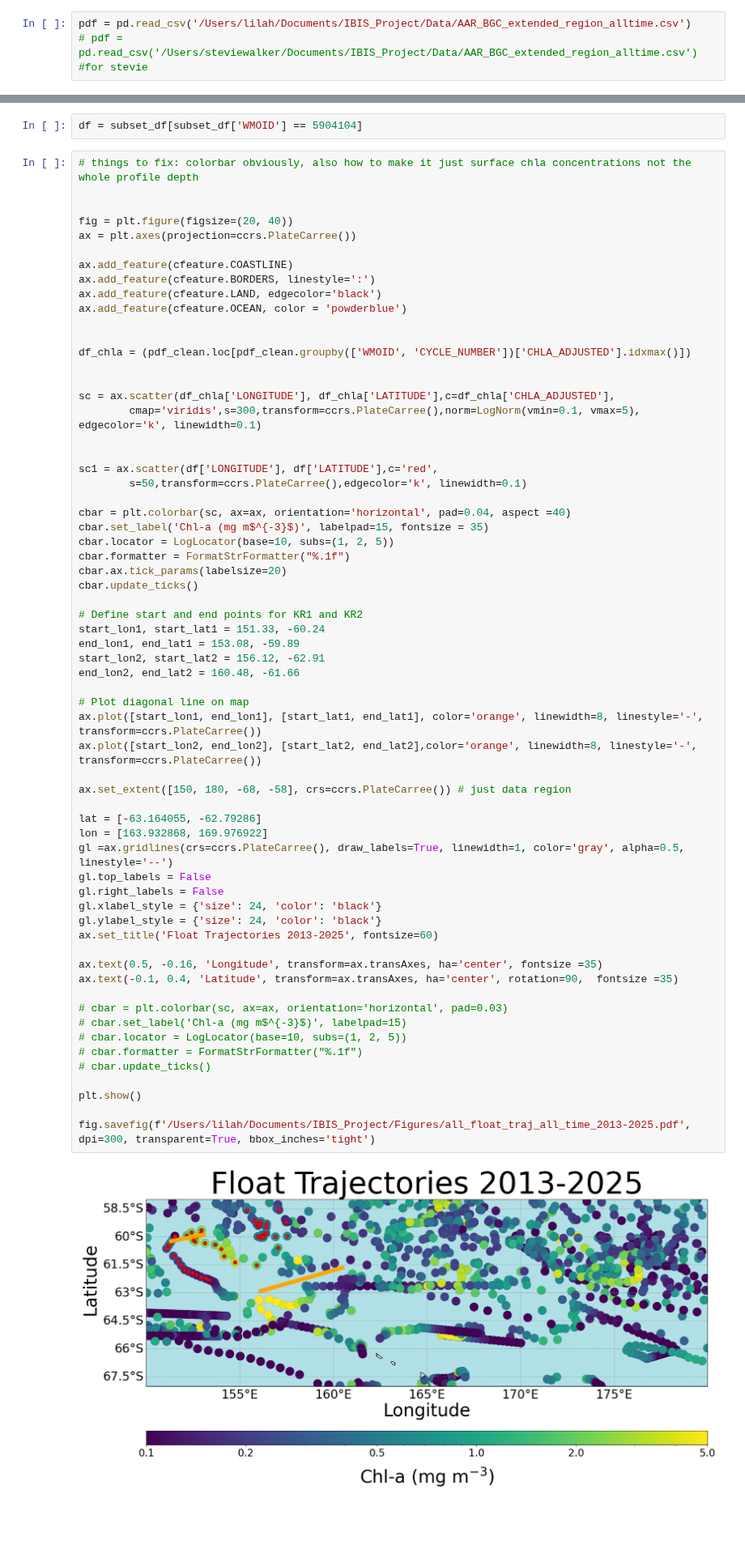
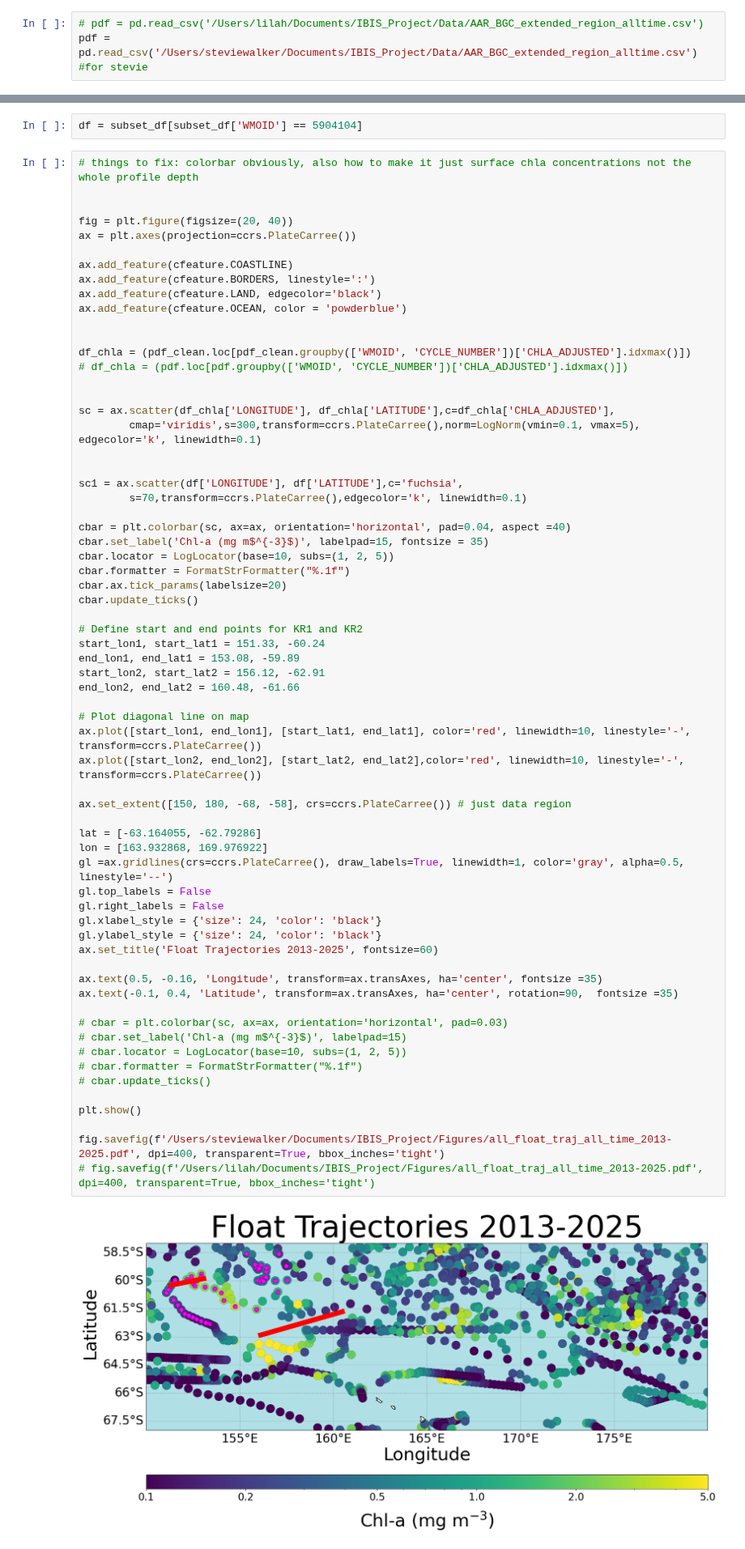
Before and after one commit to Lilah-Asalie/IBIS_Project, a Jupyter notebook: CHLA_Map.ipynb, the cells around one changed output, grey strips where cells are left out. Shown at 81% size. Saved outputs shown, nothing was run; the diff lists cells and outputs as text; blank space fills up the shorter version.

```diff
--- a/CHLA_Map.ipynb
+++ b/CHLA_Map.ipynb
@@ -17,8 +17,8 @@ from matplotlib.ticker import LogLocator, FormatStrFormatter
 from matplotlib.colors import LogNorm
 import gsw
 # %%
-pdf = pd.read_csv('/Users/lilah/Documents/IBIS_Project/Data/AAR_BGC_extended_region_alltime.csv')
-# pdf = pd.read_csv('/Users/steviewalker/Documents/IBIS_Project/Data/AAR_BGC_extended_region_alltime.csv') #for stevie
+# pdf = pd.read_csv('/Users/lilah/Documents/IBIS_Project/Data/AAR_BGC_extended_region_alltime.csv')
+pdf = pd.read_csv('/Users/steviewalker/Documents/IBIS_Project/Data/AAR_BGC_extended_region_alltime.csv') #for stevie
 # %%
 #convert to datetime
 pdf['DATE'] = pd.to_datetime(pdf['DATE'],format = 'mixed')
@@ -229,14 +229,15 @@ ax.add_feature(cfeature.OCEAN, color = 'powderblue')
 
 
 df_chla = (pdf_clean.loc[pdf_clean.groupby(['WMOID', 'CYCLE_NUMBER'])['CHLA_ADJUSTED'].idxmax()])
+# df_chla = (pdf.loc[pdf.groupby(['WMOID', 'CYCLE_NUMBER'])['CHLA_ADJUSTED'].idxmax()])
 
 
 sc = ax.scatter(df_chla['LONGITUDE'], df_chla['LATITUDE'],c=df_chla['CHLA_ADJUSTED'],
         cmap='viridis',s=300,transform=ccrs.PlateCarree(),norm=LogNorm(vmin=0.1, vmax=5), edgecolor='k', linewidth=0.1)
 
 
-sc1 = ax.scatter(df['LONGITUDE'], df['LATITUDE'],c='red',
-        s=50,transform=ccrs.PlateCarree(),edgecolor='k', linewidth=0.1)
+sc1 = ax.scatter(df['LONGITUDE'], df['LATITUDE'],c='fuchsia',
+        s=70,transform=ccrs.PlateCarree(),edgecolor='k', linewidth=0.1)
 
 cbar = plt.colorbar(sc, ax=ax, orientation='horizontal', pad=0.04, aspect =40)
 cbar.set_label('Chl-a (mg m$^{-3}$)', labelpad=15, fontsize = 35)
@@ -249,36 +250,37 @@ cbar.update_ticks()
 start_lon1, start_lat1 = 151.33, -60.24
 end_lon1, end_lat1 = 153.08, -59.89
 start_lon2, start_lat2 = 156.12, -62.91
 end_lon2, end_lat2 = 160.48, -61.66
 
 # Plot diagonal line on map
-ax.plot([start_lon1, end_lon1], [start_lat1, end_lat1], color='orange', linewidth=8, linestyle='-', transform=ccrs.PlateCarree())
-ax.plot([start_lon2, end_lon2], [start_lat2, end_lat2],color='orange', linewidth=8, linestyle='-', transform=ccrs.PlateCarree())
+ax.plot([start_lon1, end_lon1], [start_lat1, end_lat1], color='red', linewidth=10, linestyle='-', transform=ccrs.PlateCarree())
+ax.plot([start_lon2, end_lon2], [start_lat2, end_lat2],color='red', linewidth=10, linestyle='-', transform=ccrs.PlateCarree())
 
 ax.set_extent([150, 180, -68, -58], crs=ccrs.PlateCarree()) # just data region
 
 lat = [-63.164055, -62.79286]
 lon = [163.932868, 169.976922]
 gl =ax.gridlines(crs=ccrs.PlateCarree(), draw_labels=True, linewidth=1, color='gray', alpha=0.5, linestyle='--')
 gl.top_labels = False
 gl.right_labels = False
 gl.xlabel_style = {'size': 24, 'color': 'black'}
 gl.ylabel_style = {'size': 24, 'color': 'black'}
 ax.set_title('Float Trajectories 2013-2025', fontsize=60)
 
 ax.text(0.5, -0.16, 'Longitude', transform=ax.transAxes, ha='center', fontsize =35)
 ax.text(-0.1, 0.4, 'Latitude', transform=ax.transAxes, ha='center', rotation=90,  fontsize =35)
 
 # cbar = plt.colorbar(sc, ax=ax, orientation='horizontal', pad=0.03)
 # cbar.set_label('Chl-a (mg m$^{-3}$)', labelpad=15)
 # cbar.locator = LogLocator(base=10, subs=(1, 2, 5))
 # cbar.formatter = FormatStrFormatter("%.1f")
 # cbar.update_ticks()
 
 plt.show()
 
-fig.savefig(f'/Users/lilah/Documents/IBIS_Project/Figures/all_float_traj_all_time_2013-2025.pdf', dpi=300, transparent=True, bbox_inches='tight')
+fig.savefig(f'/Users/steviewalker/Documents/IBIS_Project/Figures/all_float_traj_all_time_2013-2025.pdf', dpi=400, transparent=True, bbox_inches='tight')
+# fig.savefig(f'/Users/lilah/Documents/IBIS_Project/Figures/all_float_traj_all_time_2013-2025.pdf', dpi=400, transparent=True, bbox_inches='tight')
 # %% [output]
-[figure, old version]
+[figure, new version]
 # %%
 pdf
```
Also changed, not shown: parts of 4 cells of this notebook, 1 other file.
